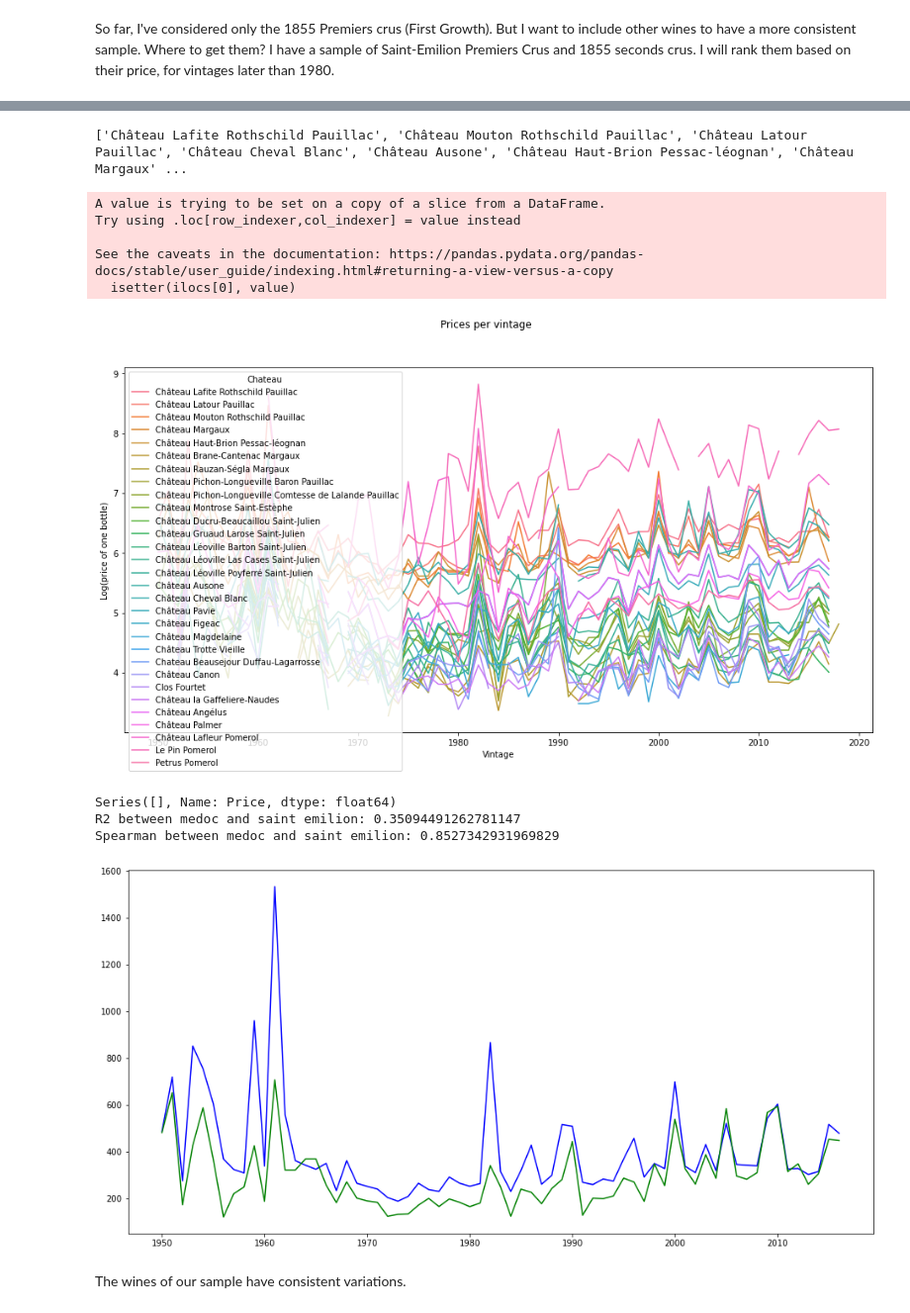
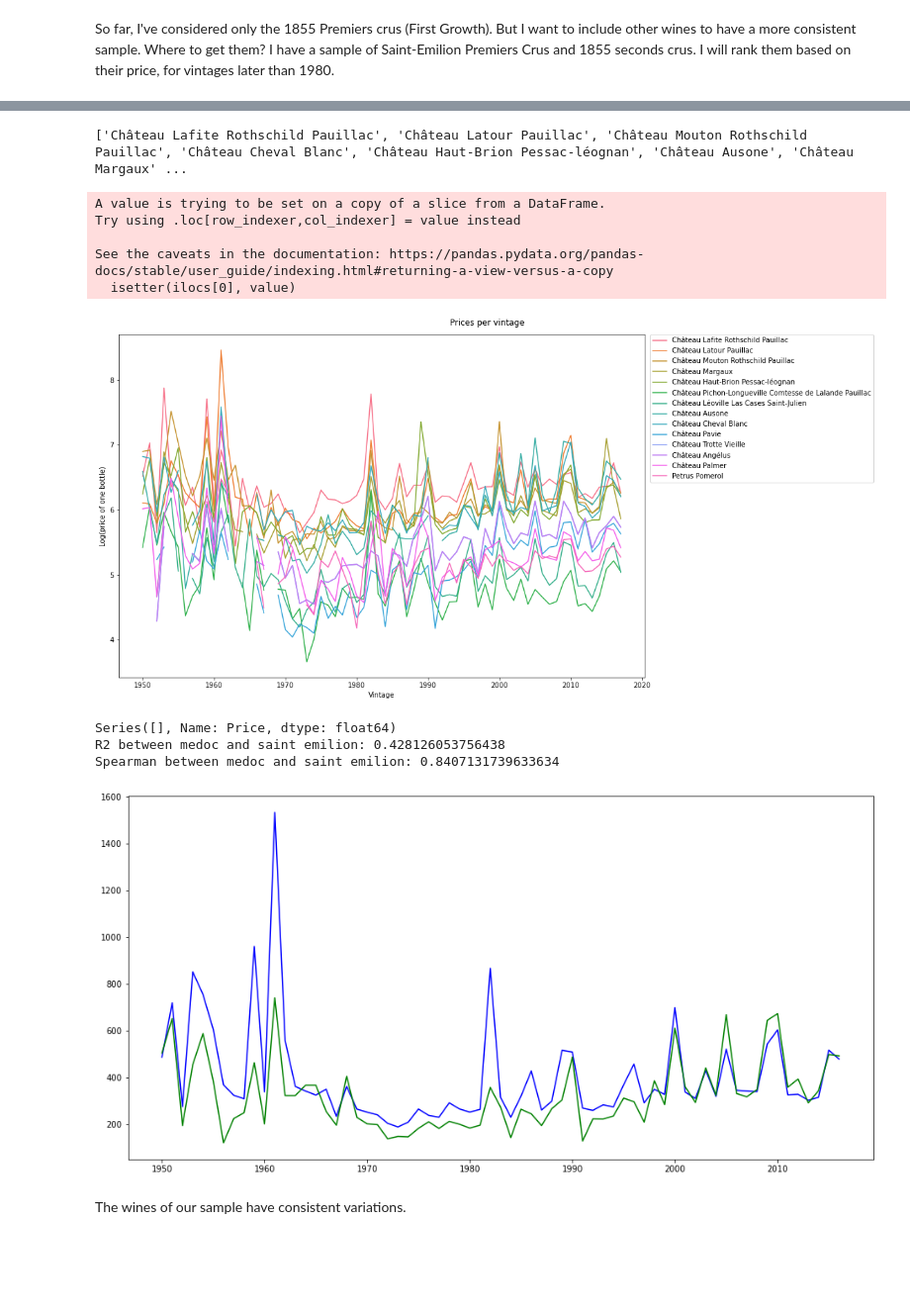
Before and after one commit to RoucherA/GrandCruClassifier, a Jupyter notebook: data_exploration_prices_ratings.ipynb, the cells around one changed output, grey strips where cells are left out. Shown at 99% size. Saved outputs shown, nothing was run; the diff lists cells and outputs as text; code cells hidden in the pictures; blank space fills up the shorter version.

```diff
--- a/data_exploration_prices_ratings.ipynb
+++ b/data_exploration_prices_ratings.ipynb
@@ -94,7 +94,7 @@ df['Abs relative price diff'] = np.abs(df['Relative price diff'])
 print('Avg absolute relative price diff', round(np.mean(df['Abs relative price diff']), 3))
 
 
-ranking = df.groupby('Chateau')['Price'].median().sort_values(ascending=False)
+ranking = df.groupby('Chateau')['Price'].mean().sort_values(ascending=False)
 top_wines = ranking.index.to_list()[:30]
 print(top_wines)
 
@@ -124,10 +124,11 @@ Avg absolute relative price diff 0.035
 top_wines.remove('Le Pin Pomerol')
 top_wines.remove('Château Lafleur Pomerol')
 
-top_wines = top_wines[:15]
+
+top_wines = top_wines[:14]
 print(top_wines)
 # %% [output]
-['Château Lafite Rothschild Pauillac', 'Château Mouton Rothschild Pauillac', 'Château Latour Pauillac', 'Château Cheval Blanc', 'Château Ausone', 'Château Haut-Brion Pessac-léognan', 'Château Margaux' ...
+['Château Lafite Rothschild Pauillac', 'Château Latour Pauillac', 'Château Mouton Rothschild Pauillac', 'Château Cheval Blanc', 'Château Haut-Brion Pessac-léognan', 'Château Ausone', 'Château Margaux' ...
 # %%
 premiers = df[df['Chateau'].isin(top_wines)]
 premiers.loc[:,'Log Price'] = np.log(premiers['Price'])
@@ -138,39 +139,42 @@ sns.lineplot(data=premiers, x='Vintage', y='Log Price', hue='Chateau')
 plt.ylabel('Log(price of one bottle)')
 plt.xlabel('Vintage')
 plt.suptitle('Prices per vintage')
+plt.legend(bbox_to_anchor=(1.01, 1),
+           borderaxespad=0)
+plt.tight_layout()
 plt.savefig('views/prices_per_vintage.png')
 plt.show()
 
 
 
 medoc = df[df['Chateau'].isin(['Château Lafite Rothschild Pauillac', 'Château Mouton Rothschild Pauillac', 'Château Latour Pauillac', 'Château Haut-Brion Pessac-léognan', 'Château Margaux', 'Château Palmer', 'Château Léoville Las Cases Saint-Julien', 'Château Pichon-Longueville Comtesse de Lalande Pauillac'])]
-st_emilion = df[df['Chateau'].isin(['Château Cheval Blanc', 'Château Ausone','Château Angélus', 'Château Trotte Vieille','Château Pavie', 'Château Figeac'])]
+st_emilion = df[df['Chateau'].isin(['Château Cheval Blanc', 'Château Ausone','Château Angélus', 'Château Trotte Vieille','Château Pavie'])]
 
 avg_medoc = medoc.groupby('Vintage')['Price'].mean().loc[1950:2016].fillna(method='ffill')
 avg_st_emilion = st_emilion.groupby('Vintage')['Price'].mean().loc[1950:2016].fillna(method='ffill')
 
 
 plt.figure(figsize=(16,8))
 plt.plot(avg_medoc, color='blue')
 plt.plot(avg_st_emilion, color='green')
 print(avg_st_emilion[avg_st_emilion.isnull()])
 
 from sklearn.metrics import r2_score
 from scipy.stats import spearmanr
 
 print('R2 between medoc and saint emilion:', r2_score(avg_medoc, avg_st_emilion))
 print('Spearman between medoc and saint emilion:', spearmanr(avg_medoc, avg_st_emilion)[0])
 # %% [output]
 A value is trying to be set on a copy of a slice from a DataFrame.
 Try using .loc[row_indexer,col_indexer] = value instead
 
 See the caveats in the documentation: https://pandas.pydata.org/pandas-docs/stable/user_guide/indexing.html#returning-a-view-versus-a-copy
   isetter(ilocs[0], value)
-[figure, old version]
+[figure, new version]
 Series([], Name: Price, dtype: float64)
-R2 between medoc and saint emilion: 0.35094491262781147
-Spearman between medoc and saint emilion: 0.8527342931969829
+R2 between medoc and saint emilion: 0.428126053756438
+Spearman between medoc and saint emilion: 0.8407131739633634
-[figure, old version]
+[figure, new version]
 # %% [markdown]
 The wines of our sample have consistent variations.
 # %%
```
Also changed, not shown: parts of 8 cells of this notebook, 5 other files.
